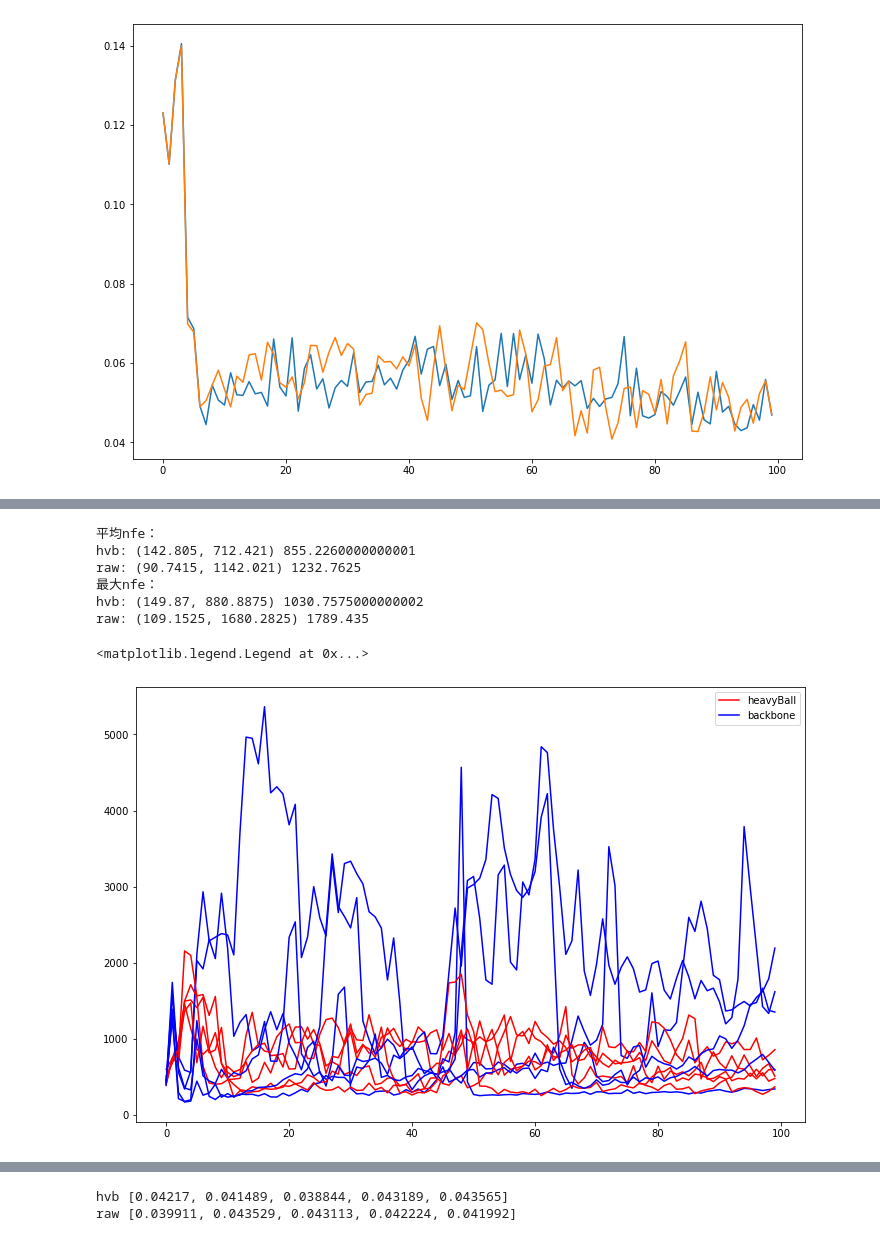
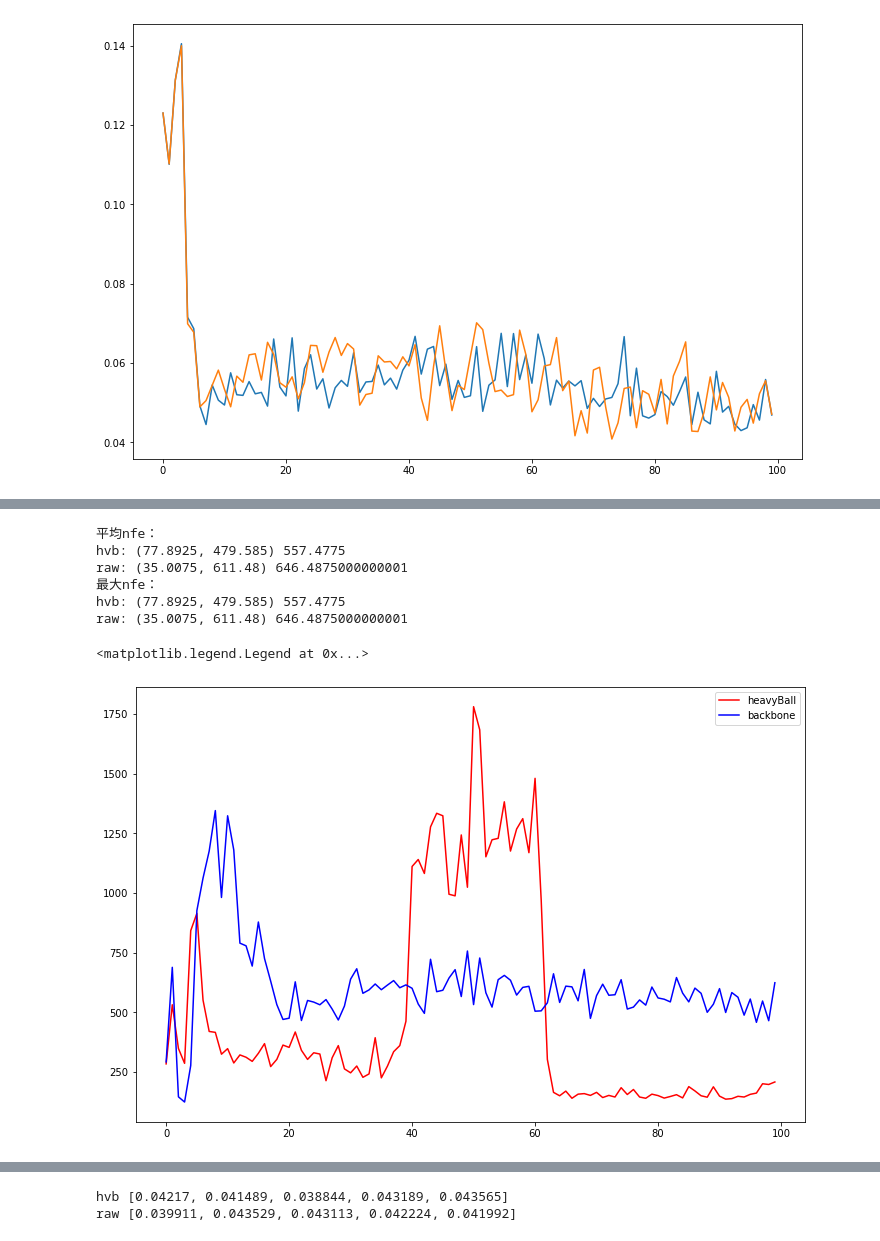
Before and after one commit to yuanjypku/CG-ODE, a Jupyter notebook: visualize.ipynb, the cells around one changed output, grey strips where cells are left out. Drawn from its saved outputs; the diff is of its cells as text; code cells hidden in the pictures.

```diff
--- a/visualize.ipynb
+++ b/visualize.ipynb
@@ -31,10 +31,10 @@ def get_logs(log_file, epochs = 100):
     for iter_log in logs:
         if re.match('Epoch [0-9]* \[Test seq \(cond on sampled tp\)\] \| MAPE', iter_log):
             test_MAPE[int(iter_log[6:10])-1] = float(iter_log[50:58])
-            test_RMSE[int(iter_log[6:10])-1] = float(iter_log[66:-2])
+            test_RMSE[int(iter_log[6:10])-1] = float(iter_log[66:76])
         elif re.match('Epoch [0-9]* \[Val seq \(cond on sampled tp\)\] \|  MAPE', iter_log):
             val_MAPE[int(iter_log[6:10])-1] = float(iter_log[50:58])
-            val_RMSE[int(iter_log[6:10])-1] = float(iter_log[66:-2])
+            val_RMSE[int(iter_log[6:10])-1] = float(iter_log[66:76])
             trains.append(iter_log)
         elif re.match('Epoch [0-9]* \[Train seq \(cond on sampled tp\)\] \| Loss', iter_log):
             train_loss[int(iter_log[6:10])-1] = float(iter_log[51:65])
@@ -70,6 +70,14 @@ def log_filter(dir, situation):
         return dir[:29] == 'run_Dec_Con_21_Pre_14_07-12_1' and int(dir[29]) >= 2
     elif situation == "nfe_hvb":
         return dir[:28] == 'run_Dec_Con_21_Pre_14_07-12_' and 5+55/60<=int(dir[28:30])+int(dir[31:33])/60 <= 11.5
+    elif situation == "nfe_raw-3":
+        return dir == "run_Dec_Con_21_Pre_14_09-19_23:35.log"
+    elif situation == "nfe_hvb-3":
+        return dir == "run_Dec_Con_21_Pre_14_09-19_23:31.log"
+    elif situation == "nfe_raw-2":
+        return dir == "run_Dec_Con_21_Pre_14_09-19_23:38.log"
+    elif situation == "nfe_hvb-2":
+        return dir == "run_Dec_Con_21_Pre_14_09-19_23:39.log"
     elif situation == "nfe_lowTol_vs":
         return dir[23:33] in ['7-13_01:17', '7-13_05:40','7-13_11:36','7-13_17:20','7-14_01:50','7-14_08:17','7-14_16:51','7-14_22:58','7-15_15:55','7-16_17:56','7-16_23:55','7-17_03:57']
     elif situation == 'try_cheb':
@@ -140,7 +148,12 @@ class Analyse:
         return [self.avg_val_MAPE.index(i) for i in tmp[:count]]
 
     def ana_nfe(self,mode='avg'):
-        'output: avg/max/min for_nfe, back_nfe'
+        '''
+        output: avg/max/min for_nfe, back_nfe
+        avg: mean for all data
+        min: smallest avg nfe in all test data
+        max: vice versa
+        '''
         if mode=='avg':
             return np.array(self.for_nfes).mean(),np.array(self.back_nfes).mean()
         elif mode=='min':
@@ -203,3 +216,16 @@ run_models_covid.py --heavyBall --gamma_guess 0.0 --corr 5
 run_models_covid.py --heavyBall --gamma_guess 0.0 --corr 5
 0.042948 0.040822
 [figure]
+# %%
+# 可视化NFE：
+ana_hvb = Analyse('nfe_hvb')
+ana_raw = Analyse('nfe_raw')
+print('平均nfe：\nhvb:',ana_hvb.ana_nfe(),np.array(ana_hvb.ana_nfe()).sum(),'\nraw:',ana_raw.ana_nfe(),np.array(ana_raw.ana_nfe()).sum())
+print('最大nfe：\nhvb:',ana_hvb.ana_nfe('max'),np.array(ana_hvb.ana_nfe('max')).sum(),'\nraw:',ana_raw.ana_nfe('max'),np.array(ana_raw.ana_nfe('max')).sum())
+for for_h,for_r,back_h,back_r in zip(ana_hvb.for_nfes,ana_raw.for_nfes,ana_hvb.back_nfes,ana_raw.back_nfes):
+    # plt.plot(for_h,'r')
+    # plt.plot(for_r,'b')
+    plt.plot(back_h,'r')
+    plt.plot(back_r,'b')
+plt.legend(['heavyBall','backbone'])
+print([ana_raw.for_nfes[i].mean()+ana_raw.back_nfes[i].mean() for i in range(5)])
@@ -206,21 +241,21 @@ run_models_covid.py --heavyBall --gamma_guess 0.0 --corr 5
 # %%
 # 可视化NFE：
-ana_hvb = Analyse('nfe_hvb')
-ana_raw = Analyse('nfe_raw')
+ana_hvb = Analyse('nfe_hvb-3')
+ana_raw = Analyse('nfe_raw-3')
 print('平均nfe：\nhvb:',ana_hvb.ana_nfe(),np.array(ana_hvb.ana_nfe()).sum(),'\nraw:',ana_raw.ana_nfe(),np.array(ana_raw.ana_nfe()).sum())
 print('最大nfe：\nhvb:',ana_hvb.ana_nfe('max'),np.array(ana_hvb.ana_nfe('max')).sum(),'\nraw:',ana_raw.ana_nfe('max'),np.array(ana_raw.ana_nfe('max')).sum())
 for for_h,for_r,back_h,back_r in zip(ana_hvb.for_nfes,ana_raw.for_nfes,ana_hvb.back_nfes,ana_raw.back_nfes):
     # plt.plot(for_h,'r')
     # plt.plot(for_r,'b')
     plt.plot(back_h,'r')
     plt.plot(back_r,'b')
 plt.legend(['heavyBall','backbone'])
 # %% [output]
 平均nfe：
-hvb: (142.805, 712.421) 855.2260000000001
-raw: (90.7415, 1142.021) 1232.7625
+hvb: (77.8925, 479.585) 557.4775
+raw: (35.0075, 611.48) 646.4875000000001
 最大nfe：
-hvb: (149.87, 880.8875) 1030.7575000000002
-raw: (109.1525, 1680.2825) 1789.435
+hvb: (77.8925, 479.585) 557.4775
+raw: (35.0075, 611.48) 646.4875000000001
 <matplotlib.legend.Legend at 0x...>
-[figure, old version]
+[figure, new version]
```
Also changed, not shown: parts of 5 cells of this notebook, 26 other files.
